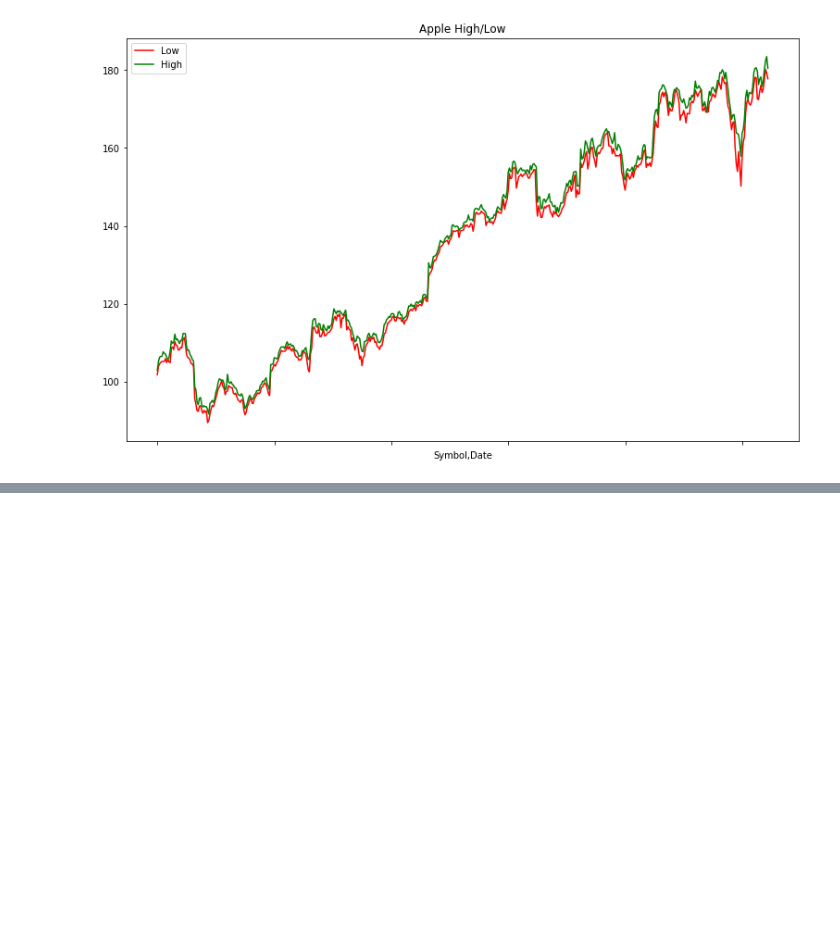
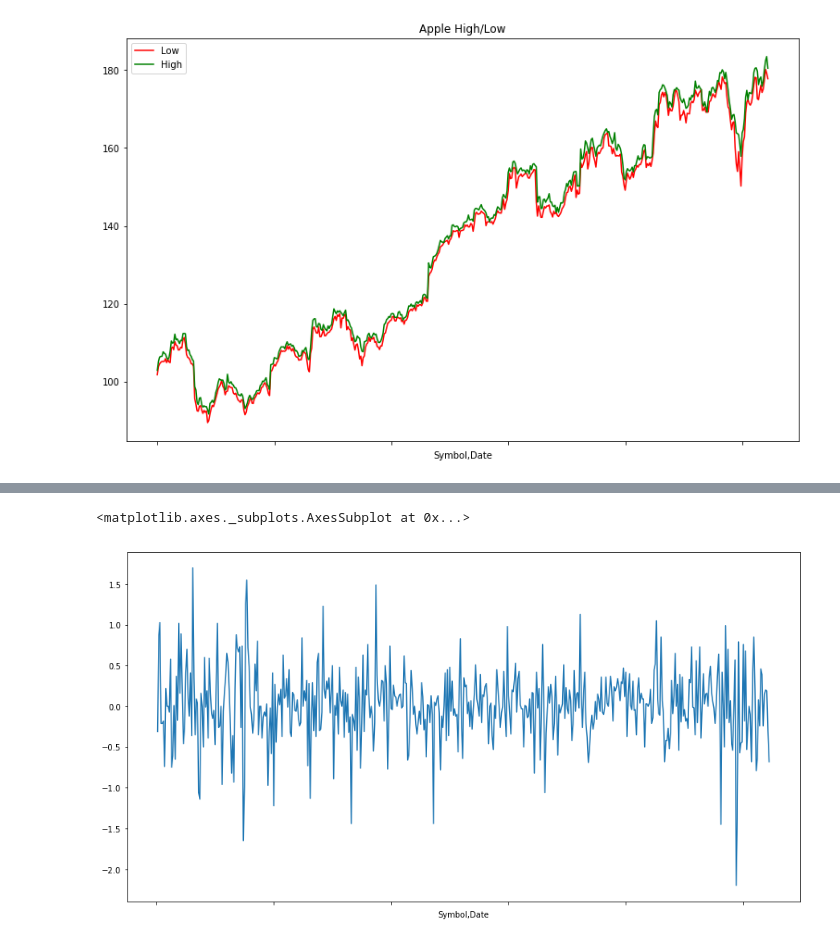
Before and after one commit to IlkoMihov/sentimental-analysis, a Jupyter notebook: stock-data.ipynb, the cells around one changed output, grey strips where cells are left out. Saved outputs shown, nothing was run; the diff lists cells and outputs as text; code cells hidden in the pictures; blank space fills up the shorter version.

```diff
--- a/stock-data.ipynb
+++ b/stock-data.ipynb
@@ -76,3 +62,6 @@ aapl['High'].plot(ax=ax, legend=True, color='Green')
 # %% [output]
 <matplotlib.axes._subplots.AxesSubplot at 0x...>
 [figure]
+# %%
+bp = download_stocks('BP', start, end)
+bp.head()
@@ -78,0 +76,5 @@ aapl['High'].plot(ax=ax, legend=True, color='Green')
+# %%
+bp['Close difference'].plot(x='Date', figsize=(15,8))
+# %% [output]
+<matplotlib.axes._subplots.AxesSubplot at 0x...>
+[figure, added]
```
Also changed, not shown: parts of 11 cells of this notebook.
